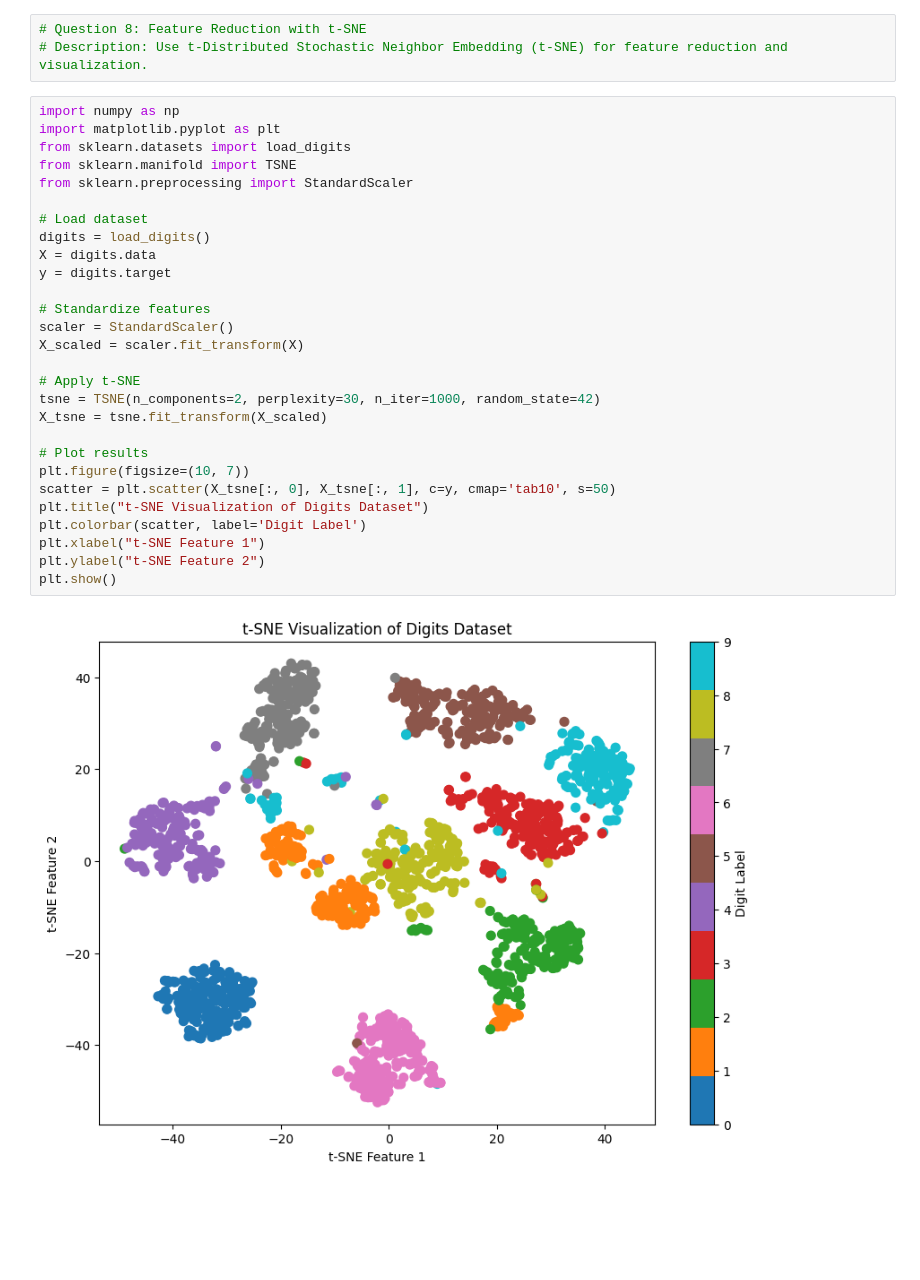
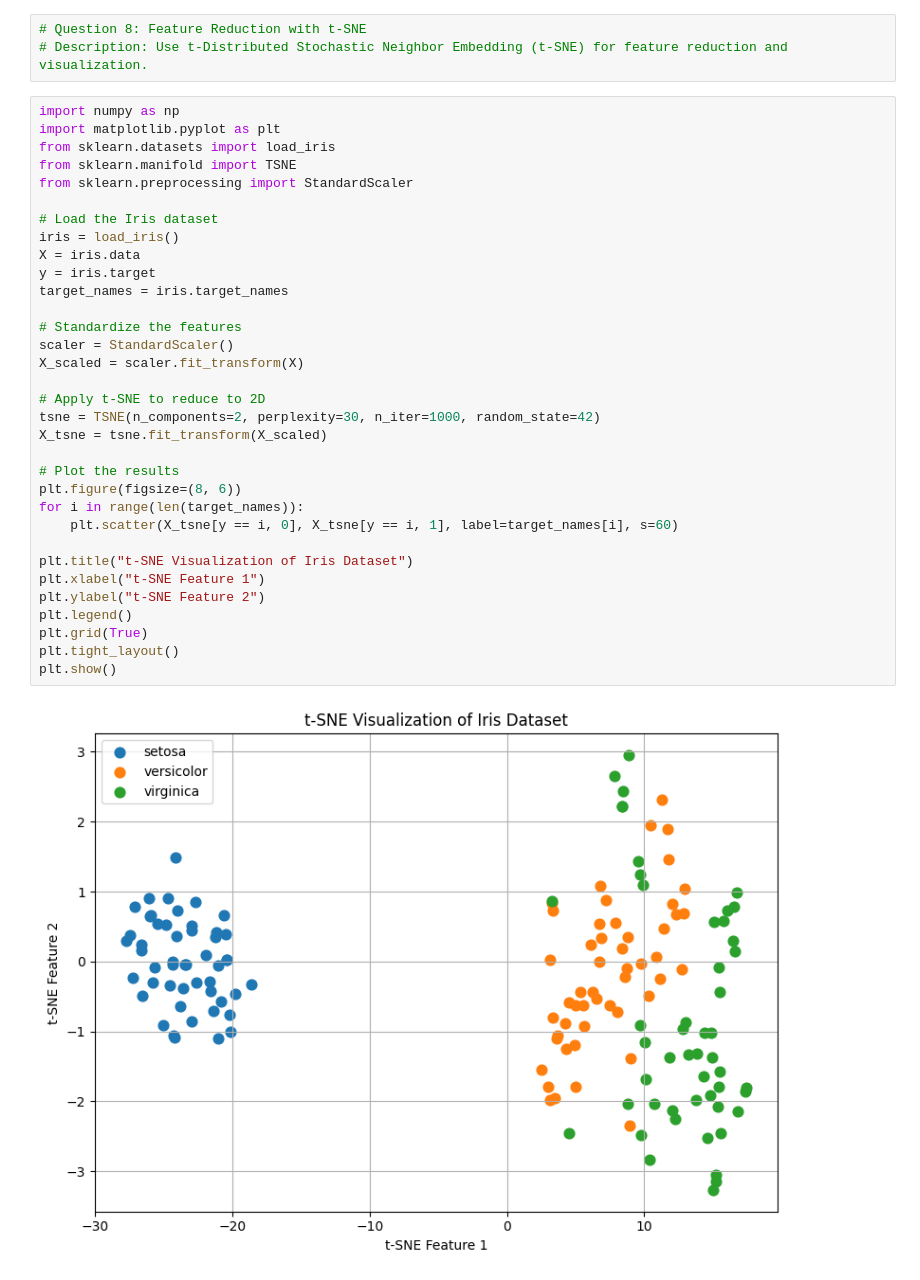
Before and after one commit to abhi303066/AI---ML, a Jupyter notebook: src/Module 6/Introduction to Unsupervised Learning/q7.ipynb, the cells around one changed output. Saved outputs shown, nothing was run; the diff lists cells and outputs as text; blank space fills up the shorter version.

```diff
--- a/src/Module 6/Introduction to Unsupervised Learning/q7.ipynb
+++ b/src/Module 6/Introduction to Unsupervised Learning/q7.ipynb
@@ -4,30 +4,35 @@
 # %%
 import numpy as np
 import matplotlib.pyplot as plt
-from sklearn.datasets import load_digits
+from sklearn.datasets import load_iris
 from sklearn.manifold import TSNE
 from sklearn.preprocessing import StandardScaler
 
-# Load dataset
-digits = load_digits()
-X = digits.data
-y = digits.target
+# Load the Iris dataset
+iris = load_iris()
+X = iris.data
+y = iris.target
+target_names = iris.target_names
 
-# Standardize features
+# Standardize the features
 scaler = StandardScaler()
 X_scaled = scaler.fit_transform(X)
 
-# Apply t-SNE
+# Apply t-SNE to reduce to 2D
 tsne = TSNE(n_components=2, perplexity=30, n_iter=1000, random_state=42)
 X_tsne = tsne.fit_transform(X_scaled)
 
-# Plot results
-plt.figure(figsize=(10, 7))
-scatter = plt.scatter(X_tsne[:, 0], X_tsne[:, 1], c=y, cmap='tab10', s=50)
-plt.title("t-SNE Visualization of Digits Dataset")
-plt.colorbar(scatter, label='Digit Label')
+# Plot the results
+plt.figure(figsize=(8, 6))
+for i in range(len(target_names)):
+    plt.scatter(X_tsne[y == i, 0], X_tsne[y == i, 1], label=target_names[i], s=60)
+
+plt.title("t-SNE Visualization of Iris Dataset")
 plt.xlabel("t-SNE Feature 1")
 plt.ylabel("t-SNE Feature 2")
+plt.legend()
+plt.grid(True)
+plt.tight_layout()
 plt.show()
 # %% [output]
-[figure, old version]
+[figure, new version]
```
